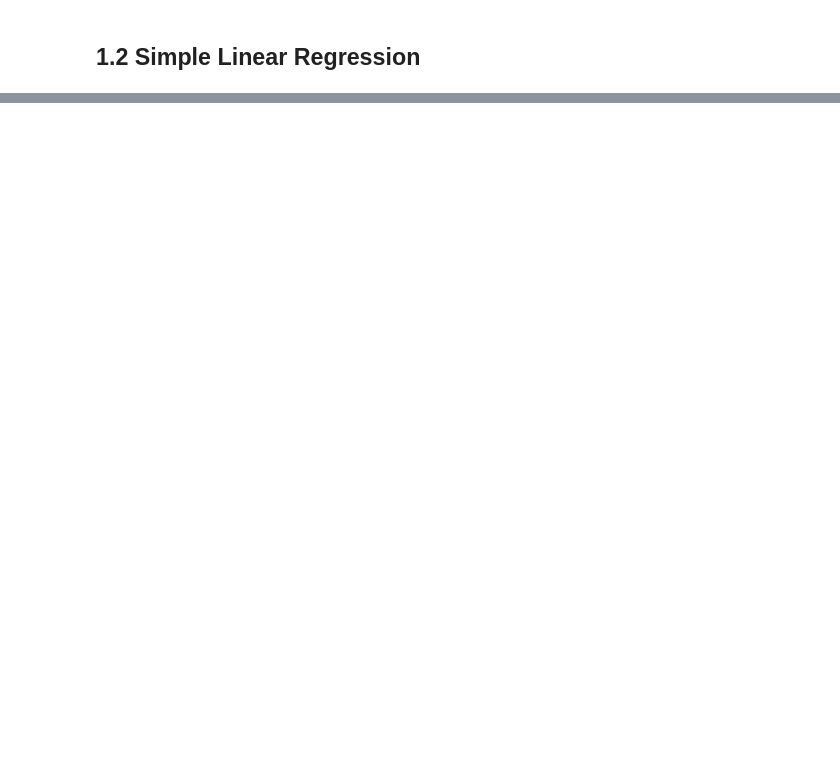
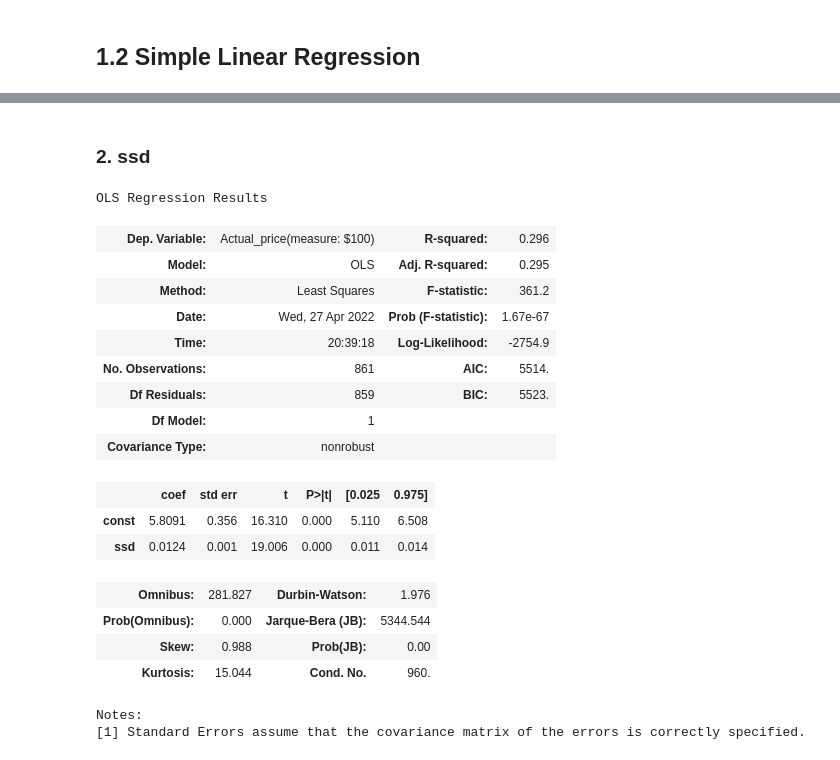
Before and after one commit to Moojun/study_ML, a Jupyter notebook: 2.Data_Analysis/src/1_Regression.ipynb, the cells around one changed output, grey strips where cells are left out. Saved outputs shown, nothing was run; the diff lists cells and outputs as text; code cells hidden in the pictures; blank space fills up the shorter version.

```diff
--- a/2.Data_Analysis/src/1_Regression.ipynb
+++ b/2.Data_Analysis/src/1_Regression.ipynb
@@ -293,0 +328,36 @@ Notes:
+# %% [markdown]
+### 2. ssd
+# %%
+# using statsmodels
+import statsmodels.api as sm
+
+# predictor & depentent var
+X_train = Laptop_df["ssd"]
+y_true = Laptop_df["Actual_price(measure: $100)"]
+
+# ols model with intercept added to predictor
+OLS_sm = sm.OLS(y_true, sm.add_constant(X_train))
+
+# fitted model and summary
+OLS_sm_results = OLS_sm.fit()
+OLS_sm_results.summary()
+# %% [output]
+OLS Regression Results
+| Dep. Variable: | Actual_price(measure: $100) | R-squared: | 0.296 |
+| Model: | OLS | Adj. R-squared: | 0.295 |
+| Method: | Least Squares | F-statistic: | 361.2 |
+| Date: | Wed, 27 Apr 2022 | Prob (F-statistic): | 1.67e-67 |
+| Time: | 20:39:18 | Log-Likelihood: | -2754.9 |
+| No. Observations: | 861 | AIC: | 5514. |
+| Df Residuals: | 859 | BIC: | 5523. |
+| Df Model: | 1 |  |  |
+| Covariance Type: | nonrobust |  |  |
+|  | coef | std err | t | P>|t| | [0.025 | 0.975] |
+| const | 5.8091 | 0.356 | 16.310 | 0.000 | 5.110 | 6.508 |
+| ssd | 0.0124 | 0.001 | 19.006 | 0.000 | 0.011 | 0.014 |
+| Omnibus: | 281.827 | Durbin-Watson: | 1.976 |
+| Prob(Omnibus): | 0.000 | Jarque-Bera (JB): | 5344.544 |
+| Skew: | 0.988 | Prob(JB): | 0.00 |
+| Kurtosis: | 15.044 | Cond. No. | 960. |
+Notes:
+[1] Standard Errors assume that the covariance matrix of the errors is correctly specified.
```
Also changed, not shown: parts of 15 cells of this notebook.
